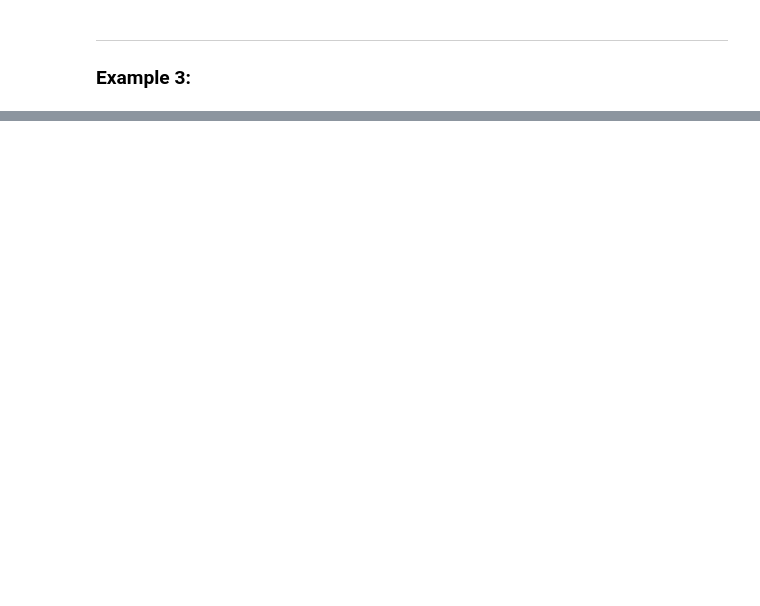
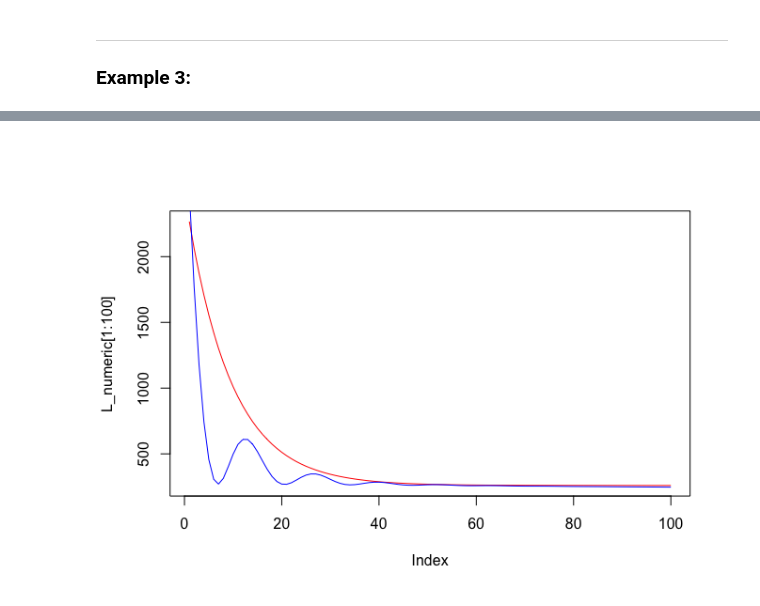
Before and after one commit to STAT380/week-9, a Jupyter notebook: autodiff.ipynb, the cells around one changed output, grey strips where cells are left out. Saved outputs shown, nothing was run; the diff lists cells and outputs as text; code cells hidden in the pictures; blank space fills up the shorter version.

```diff
--- a/autodiff.ipynb
+++ b/autodiff.ipynb
@@ -736,0 +276,5 @@ expected   0   1
+# %%
+plot(L_numeric[1:100], type="l", col="red")
+lines(L[1:100], col="blue")
+# %% [output]
+[figure, added]
```
Also changed, not shown: parts of 78 cells of this notebook, 16 other files.
